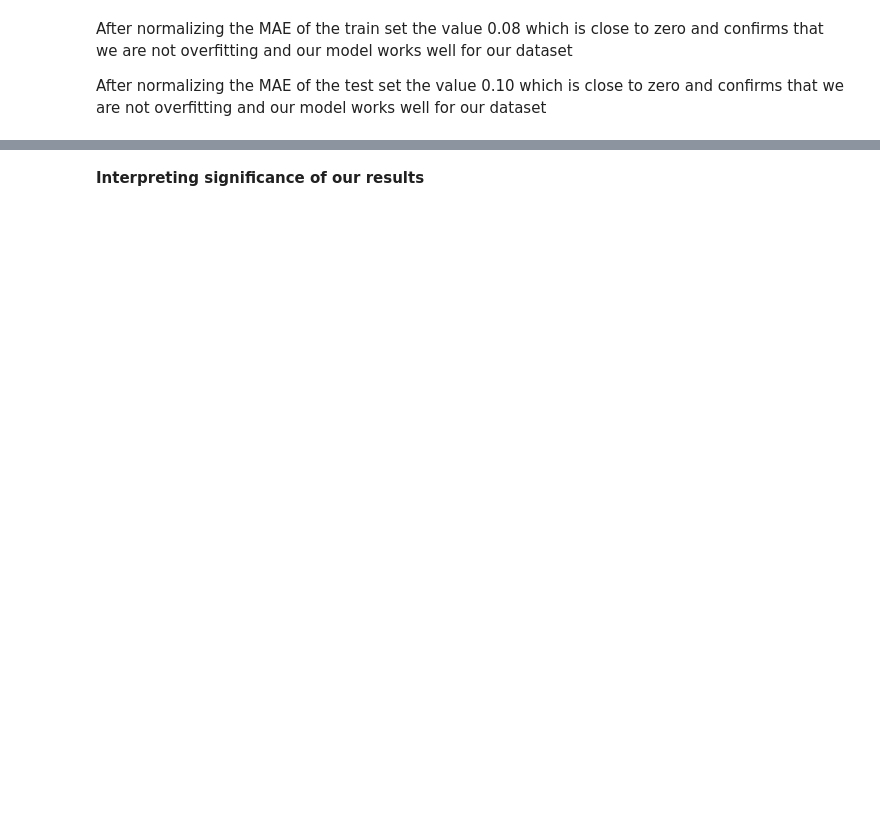
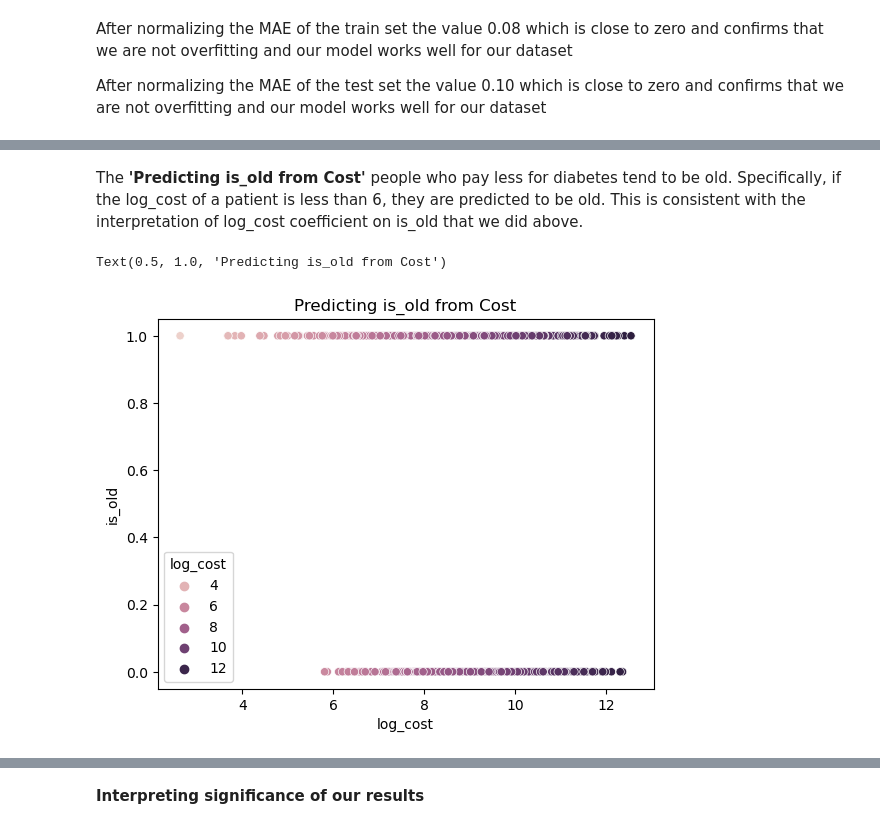
Before and after one commit to HarrietKumah/info2950-final-project, a Jupyter notebook: Phase V.ipynb, the cells around one changed output, grey strips where cells are left out. Saved outputs shown, nothing was run; the diff lists cells and outputs as text; code cells hidden in the pictures; blank space fills up the shorter version.

```diff
--- a/Phase V.ipynb
+++ b/Phase V.ipynb
@@ -462,5 +515,11 @@ for i in d:
+# %% [markdown]
+The **'Predicting is_old from Cost'** people who pay less for diabetes tend to be old. Specifically, if the log_cost of a patient is less than 6, they are predicted to be old. This is consistent with the interpretation of log_cost coefficient on is_old that we did above.
 # %%
 is_old_prediction = is_old_logistic_model.predict_proba(is_old_train[is_old_inputs])
 is_old_train['is_old_prediction'] = is_old_prediction[:,0]
 
 sns.scatterplot(is_old_train, x = 'log_cost', y = 'is_old', hue = 'log_cost')
+plt.title("Predicting is_old from Cost" )
+# %% [output]
+Text(0.5, 1.0, 'Predicting is_old from Cost')
+[figure, added]
```
Also changed, not shown: parts of 30 cells of this notebook.
